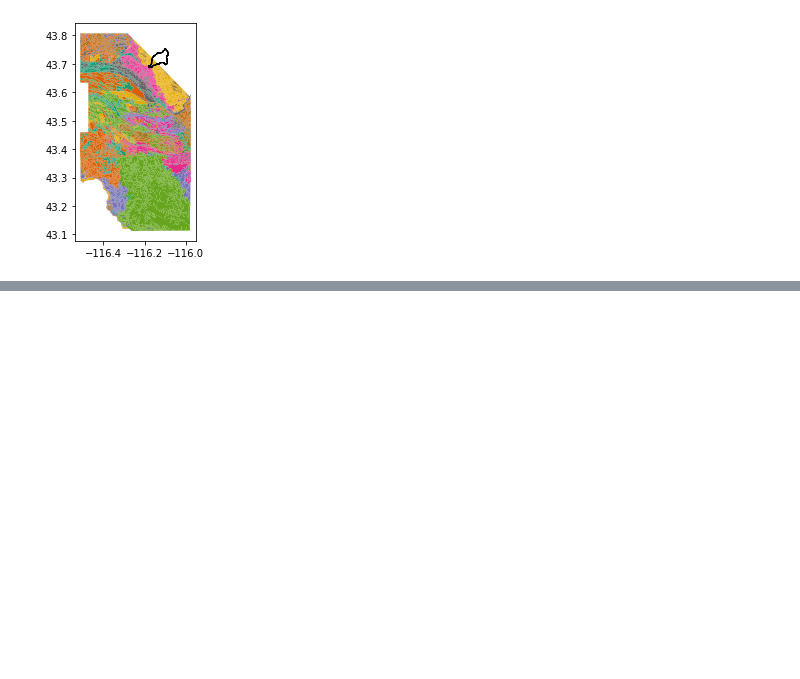
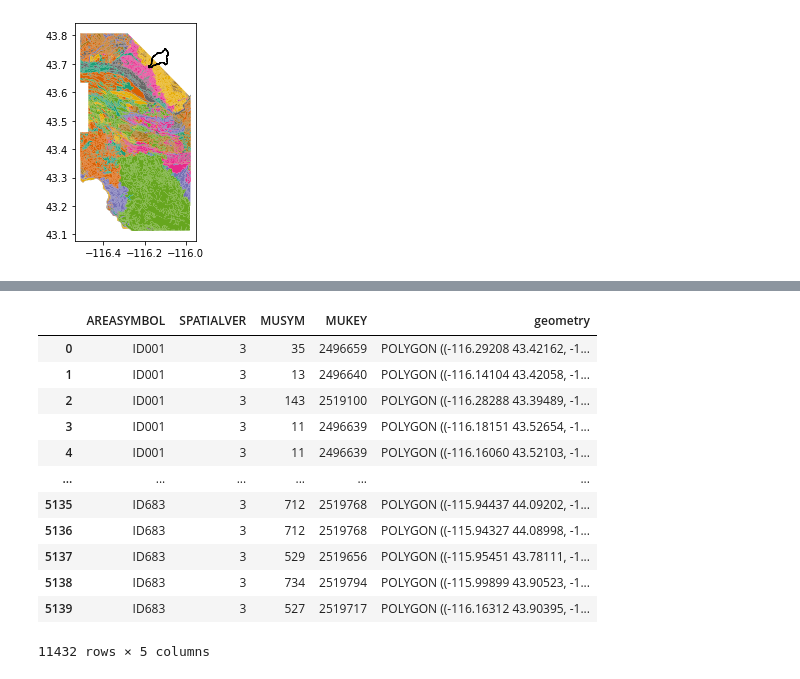
Before and after one commit to mcreelma/GEOS505_F22, a Jupyter notebook: GPD/GPD_Tutorial.ipynb, the cells around one changed output, grey strips where cells are left out. Cells and saved outputs as stored; diff of their text form; code cells hidden in the pictures; blank space fills up the shorter version.

```diff
--- a/GPD/GPD_Tutorial.ipynb
+++ b/GPD/GPD_Tutorial.ipynb
@@ -41,0 +105,17 @@ dcew_bound.plot(ax = ax1 , facecolor = 'none' , edgecolor = 'black')
+# %%
+boise_front_soils = gpd.pd.concat([ boi1_soil , boi2_soil ] ) # concatonate both the datasets
+boise_front_soils #
+# %% [output]
+|  | AREASYMBOL | SPATIALVER | MUSYM | MUKEY | geometry |
+| 0 | ID001 | 3 | 35 | 2496659 | POLYGON ((-116.29208 43.42162, -1... |
+| 1 | ID001 | 3 | 13 | 2496640 | POLYGON ((-116.14104 43.42058, -1... |
+| 2 | ID001 | 3 | 143 | 2519100 | POLYGON ((-116.28288 43.39489, -1... |
+| 3 | ID001 | 3 | 11 | 2496639 | POLYGON ((-116.18151 43.52654, -1... |
+| 4 | ID001 | 3 | 11 | 2496639 | POLYGON ((-116.16060 43.52103, -1... |
+| ... | ... | ... | ... | ... | ... |
+| 5135 | ID683 | 3 | 712 | 2519768 | POLYGON ((-115.94437 44.09202, -1... |
+| 5136 | ID683 | 3 | 712 | 2519768 | POLYGON ((-115.94327 44.08998, -1... |
+| 5137 | ID683 | 3 | 529 | 2519656 | POLYGON ((-115.95451 43.78111, -1... |
+| 5138 | ID683 | 3 | 734 | 2519794 | POLYGON ((-115.99899 43.90523, -1... |
+| 5139 | ID683 | 3 | 527 | 2519717 | POLYGON ((-116.16312 43.90395, -1... |
+11432 rows × 5 columns
```
Also changed, not shown: parts of 9 cells of this notebook, 15 other files.
